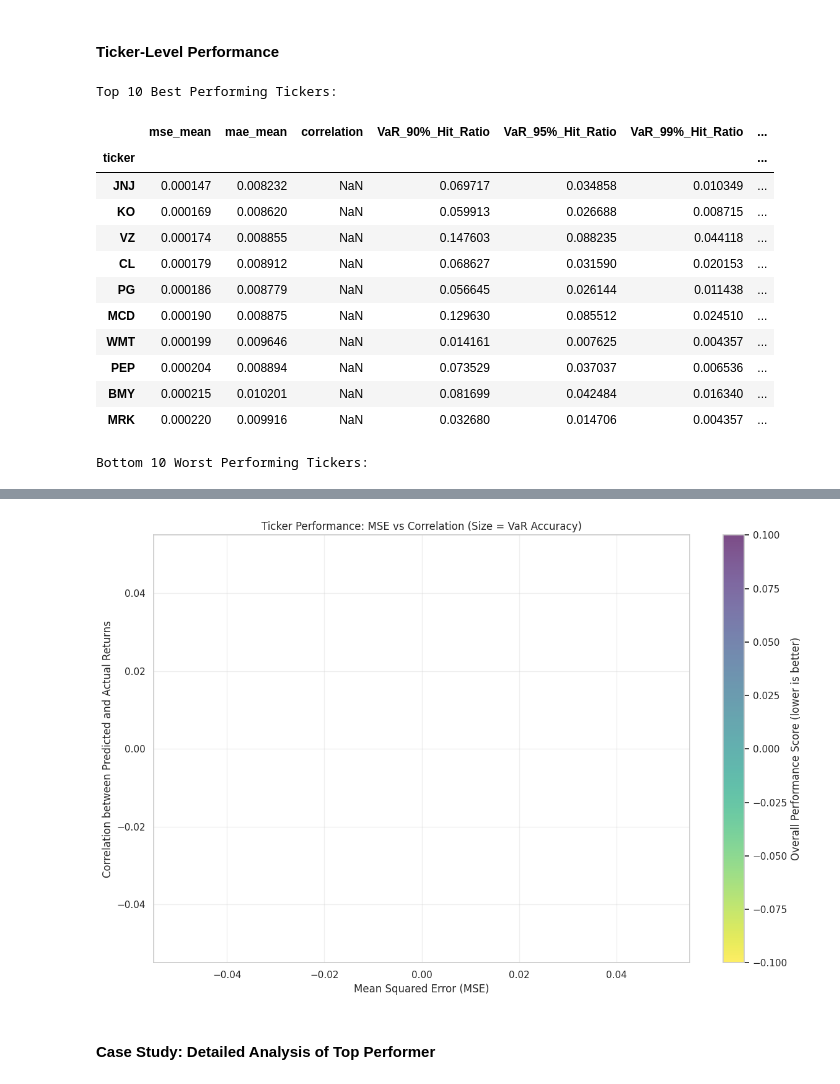
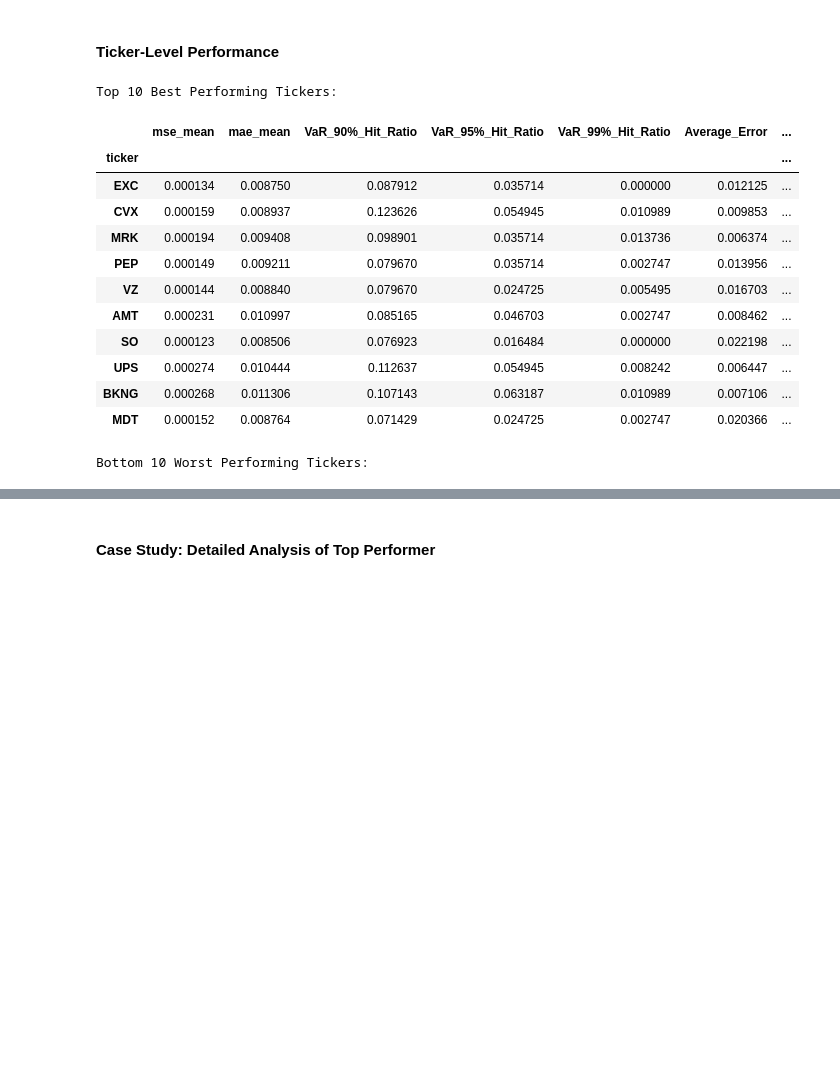
Before and after one commit to loopinf/DeepVaR, a Jupyter notebook: deepvar_results.ipynb, the cells around one changed output, grey strips where cells are left out. Drawn from its saved outputs; the diff is of its cells as text; code cells hidden in the pictures; blank space fills up the shorter version.

```diff
--- a/deepvar_results.ipynb
+++ b/deepvar_results.ipynb
@@ -21,8 +21,8 @@ np.random.seed(42)
 # %%
 # Define paths to results
 results_dir = Path("deepar_results")
-backtest_path = results_dir / "backtest_results.csv"
-portfolio_path = results_dir / "portfolio_backtest_results.csv"
+backtest_path = results_dir / "test_backtest_results.csv"
+portfolio_path = results_dir / "test_portfolio_backtest_results.csv"
 
 # Load backtest results
 if backtest_path.exists():
@@ -367,78 +346,45 @@ Selected tickers for detailed analysis: ['JNJ', 'KO', 'VZ', 'TXN', 'RTX', 'BLK',
 
 # Merge ticker metrics with VaR hit ratios
 dashboard_df = ticker_metrics.join(var_hit_ratios)
 
 # Calculate overall performance score (lower is better)
 # Normalize each metric to 0-1 range and combine
 dashboard_df['mse_normalized'] = (dashboard_df['mse_mean'] - dashboard_df['mse_mean'].min()) / (dashboard_df['mse_mean'].max() - dashboard_df['mse_mean'].min())
-dashboard_df['corr_normalized'] = 1 - (dashboard_df['correlation'] - dashboard_df['correlation'].min()) / (dashboard_df['correlation'].max() - dashboard_df['correlation'].min())
 dashboard_df['var_normalized'] = (dashboard_df['Average_Error'] - dashboard_df['Average_Error'].min()) / (dashboard_df['Average_Error'].max() - dashboard_df['Average_Error'].min())
 
 # Calculate overall score (equal weighting)
 dashboard_df['overall_score'] = (dashboard_df['mse_normalized'] +
-                                dashboard_df['corr_normalized'] +
-                                dashboard_df['var_normalized']) / 3
+                                dashboard_df['var_normalized']) / 2
 
 # Sort by overall score
 dashboard_df = dashboard_df.sort_values('overall_score')
 
 # Select key columns for display
 display_cols = [
-    'mse_mean', 'mae_mean', 'correlation',
+    'mse_mean', 'mae_mean',
     'VaR_90%_Hit_Ratio', 'VaR_95%_Hit_Ratio', 'VaR_99%_Hit_Ratio',
     'Average_Error', 'overall_score'
 ]
 
 # Display the top 10 best performing tickers
 print("Top 10 Best Performing Tickers:")
 display(dashboard_df[display_cols].head(10))
 
 # Display the 10 worst performing tickers
 print("\nBottom 10 Worst Performing Tickers:")
 display(dashboard_df[display_cols].tail(10))
-
-# Create a scatter plot of MSE vs Correlation with VaR accuracy as size
-plt.figure(figsize=(12, 8))
-scatter = plt.scatter(
-    dashboard_df['mse_mean'],
-    dashboard_df['correlation'],
-    s=300 * (1 - dashboard_df['Average_Error']) + 20,  # Size based on VaR accuracy (larger = better)
-    c=dashboard_df['overall_score'],  # Color based on overall score
-    alpha=0.7,
-    cmap='viridis_r'  # Reversed colormap so darker = better
-)
-
-# Add colorbar
-cbar = plt.colorbar(scatter)
-cbar.set_label('Overall Performance Score (lower is better)')
-
-# Label best and worst performing tickers
-for i, ticker in enumerate(dashboard_df.index[:5]):  # Top 5
-    plt.annotate(ticker, (dashboard_df.loc[ticker, 'mse_mean'], dashboard_df.loc[ticker, 'correlation']),
-                xytext=(5, 5), textcoords='offset points', fontweight='bold')
-
-for i, ticker in enumerate(dashboard_df.index[-5:]):  # Bottom 5
-    plt.annotate(ticker, (dashboard_df.loc[ticker, 'mse_mean'], dashboard_df.loc[ticker, 'correlation']),
-                xytext=(5, 5), textcoords='offset points', fontweight='bold')
-
-plt.title('Ticker Performance: MSE vs Correlation (Size = VaR Accuracy)')
-plt.xlabel('Mean Squared Error (MSE)')
-plt.ylabel('Correlation between Predicted and Actual Returns')
-plt.grid(True, alpha=0.3)
-plt.tight_layout()
-plt.show()
 # %% [output]
 Top 10 Best Performing Tickers:
-|  | mse_mean | mae_mean | correlation | VaR_90%_Hit_Ratio | VaR_95%_Hit_Ratio | VaR_99%_Hit_Ratio | ... |
+|  | mse_mean | mae_mean | VaR_90%_Hit_Ratio | VaR_95%_Hit_Ratio | VaR_99%_Hit_Ratio | Average_Error | ... |
 | ticker |  |  |  |  |  |  | ... |
-| JNJ | 0.000147 | 0.008232 | NaN | 0.069717 | 0.034858 | 0.010349 | ... |
-| KO | 0.000169 | 0.008620 | NaN | 0.059913 | 0.026688 | 0.008715 | ... |
-| VZ | 0.000174 | 0.008855 | NaN | 0.147603 | 0.088235 | 0.044118 | ... |
-| CL | 0.000179 | 0.008912 | NaN | 0.068627 | 0.031590 | 0.020153 | ... |
-| PG | 0.000186 | 0.008779 | NaN | 0.056645 | 0.026144 | 0.011438 | ... |
-| MCD | 0.000190 | 0.008875 | NaN | 0.129630 | 0.085512 | 0.024510 | ... |
-| WMT | 0.000199 | 0.009646 | NaN | 0.014161 | 0.007625 | 0.004357 | ... |
-| PEP | 0.000204 | 0.008894 | NaN | 0.073529 | 0.037037 | 0.006536 | ... |
-| BMY | 0.000215 | 0.010201 | NaN | 0.081699 | 0.042484 | 0.016340 | ... |
-| MRK | 0.000220 | 0.009916 | NaN | 0.032680 | 0.014706 | 0.004357 | ... |
+| EXC | 0.000134 | 0.008750 | 0.087912 | 0.035714 | 0.000000 | 0.012125 | ... |
+| CVX | 0.000159 | 0.008937 | 0.123626 | 0.054945 | 0.010989 | 0.009853 | ... |
+| MRK | 0.000194 | 0.009408 | 0.098901 | 0.035714 | 0.013736 | 0.006374 | ... |
+| PEP | 0.000149 | 0.009211 | 0.079670 | 0.035714 | 0.002747 | 0.013956 | ... |
+| VZ | 0.000144 | 0.008840 | 0.079670 | 0.024725 | 0.005495 | 0.016703 | ... |
+| AMT | 0.000231 | 0.010997 | 0.085165 | 0.046703 | 0.002747 | 0.008462 | ... |
+| SO | 0.000123 | 0.008506 | 0.076923 | 0.016484 | 0.000000 | 0.022198 | ... |
+| UPS | 0.000274 | 0.010444 | 0.112637 | 0.054945 | 0.008242 | 0.006447 | ... |
+| BKNG | 0.000268 | 0.011306 | 0.107143 | 0.063187 | 0.010989 | 0.007106 | ... |
+| MDT | 0.000152 | 0.008764 | 0.071429 | 0.024725 | 0.002747 | 0.020366 | ... |
 Bottom 10 Worst Performing Tickers:
@@ -457,4 +403,3 @@ Bottom 10 Worst Performing Tickers:
-[figure, removed]
 # %% [markdown]
 #### Case Study: Detailed Analysis of Top Performer
 # %%
```
Also changed, not shown: parts of 13 cells of this notebook, 18 other files.
